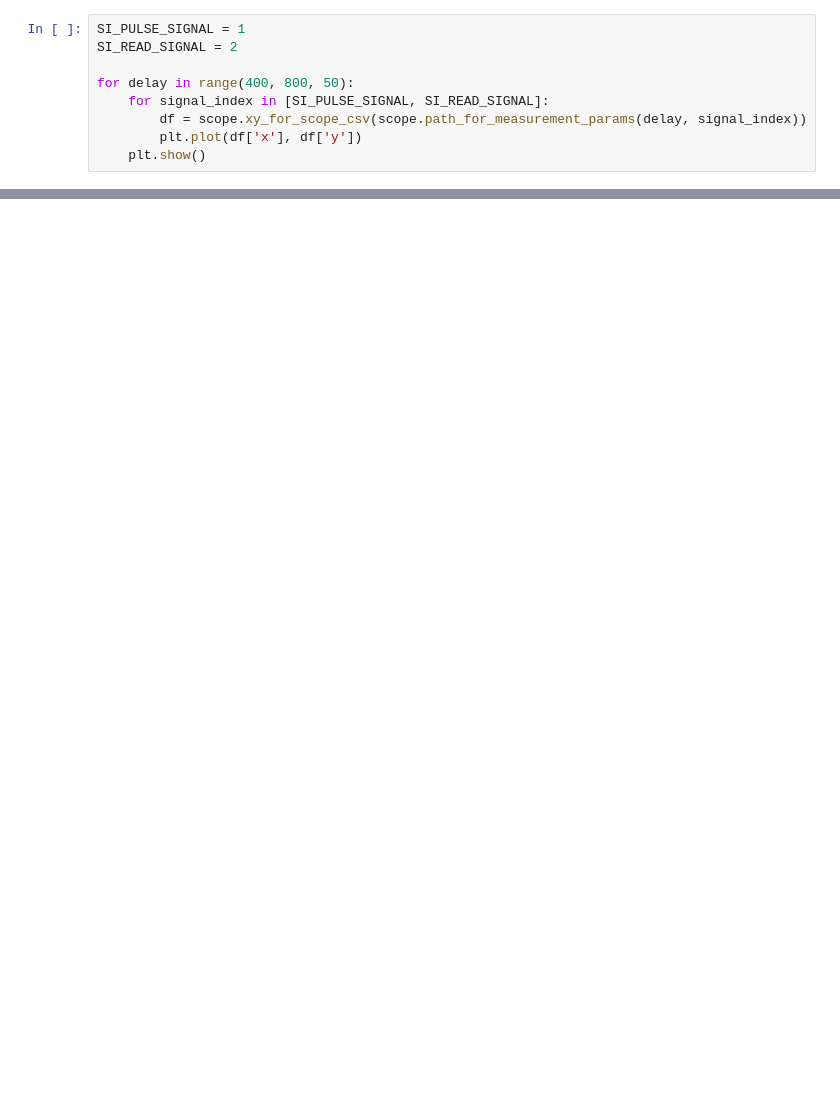
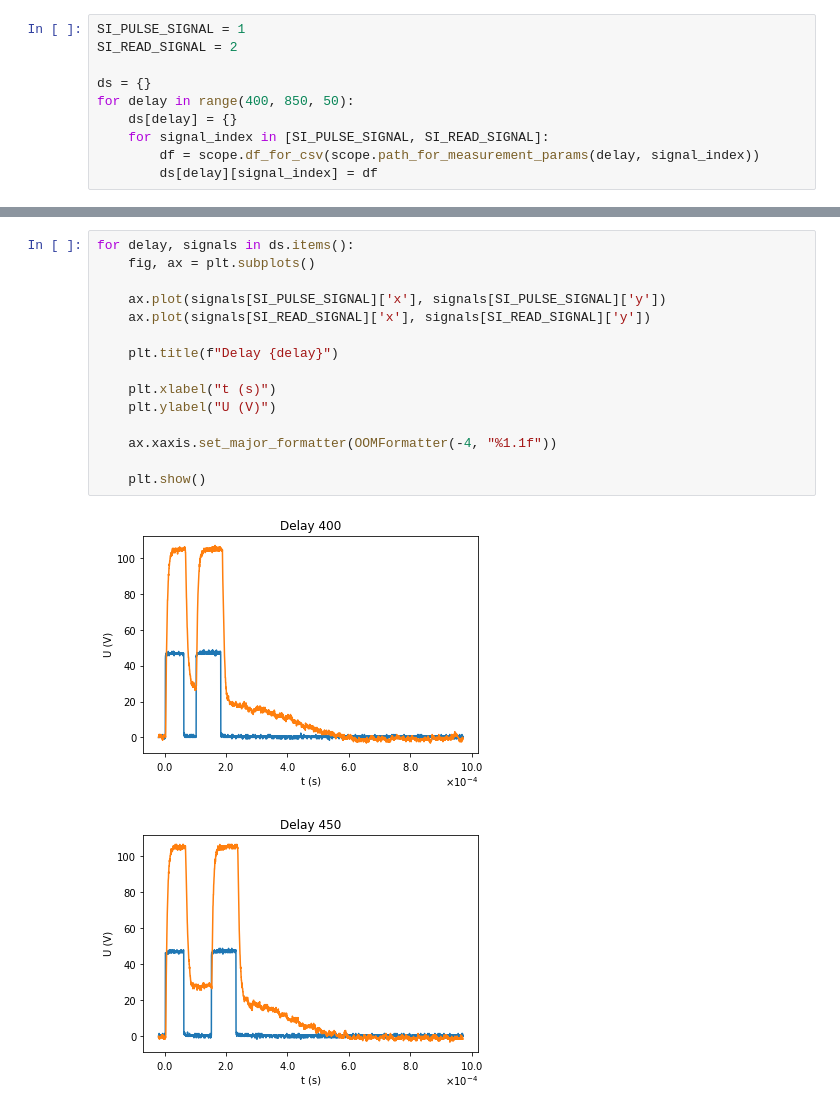
Before and after one commit to everydayanchovies/NMR, a Jupyter notebook: notebooks/nmr_dag_1.ipynb, the cells around one changed output, grey strips where cells are left out. Drawn from its saved outputs; the diff is of its cells as text; blank space fills up the shorter version.

```diff
--- a/notebooks/nmr_dag_1.ipynb
+++ b/notebooks/nmr_dag_1.ipynb
@@ -11,8 +12,9 @@ import utils.scopeutil as scope
 SI_PULSE_SIGNAL = 1
 SI_READ_SIGNAL = 2
 
-for delay in range(400, 800, 50):
+ds = {}
+for delay in range(400, 850, 50):
+    ds[delay] = {}
     for signal_index in [SI_PULSE_SIGNAL, SI_READ_SIGNAL]:
-        df = scope.xy_for_scope_csv(scope.path_for_measurement_params(delay, signal_index))
-        plt.plot(df['x'], df['y'])
-    plt.show()
+        df = scope.df_for_csv(scope.path_for_measurement_params(delay, signal_index))
+        ds[delay][signal_index] = df
@@ -27,0 +21,18 @@ for delay in range(400, 800, 50):
+# %%
+for delay, signals in ds.items():
+    fig, ax = plt.subplots()
+
+    ax.plot(signals[SI_PULSE_SIGNAL]['x'], signals[SI_PULSE_SIGNAL]['y'])
+    ax.plot(signals[SI_READ_SIGNAL]['x'], signals[SI_READ_SIGNAL]['y'])
+
+    plt.title(f"Delay {delay}")
+
+    plt.xlabel("t (s)")
+    plt.ylabel("U (V)")
+
+    ax.xaxis.set_major_formatter(OOMFormatter(-4, "%1.1f"))
+
+    plt.show()
+# %% [output]
+[figure, added]
+[figure, added]
```
Also changed, not shown: parts of 4 cells of this notebook, 2 other files.
